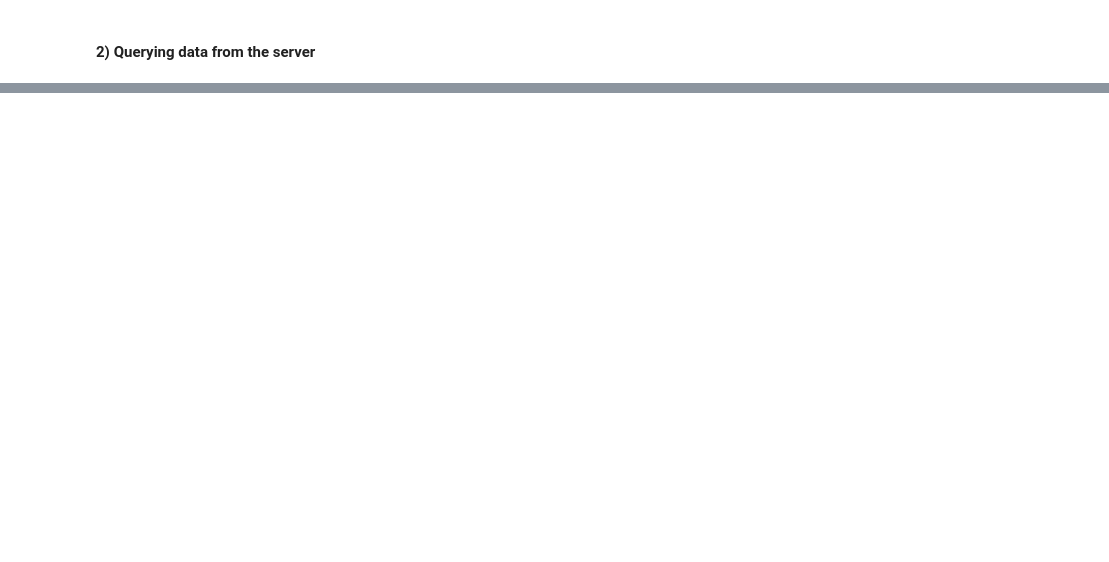
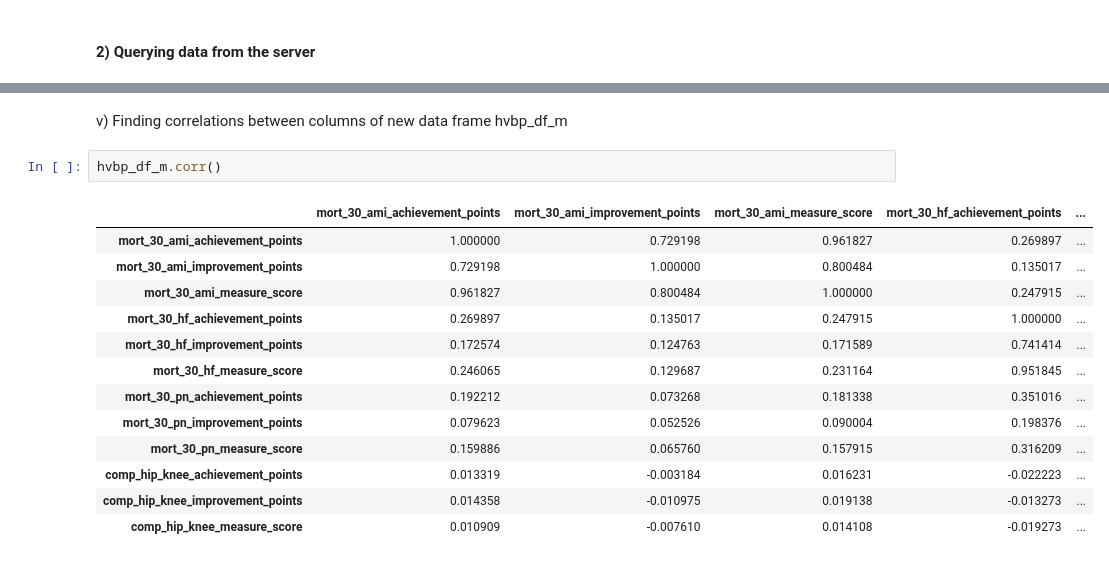
Before and after one commit to sobil-dalal/DAP_Project, a Jupyter notebook: Exploratory_Analysis_HVBP.ipynb, the cells around one changed output, grey strips where cells are left out. Cells and saved outputs as stored; diff of their text form; blank space fills up the shorter version.

```diff
--- a/Exploratory_Analysis_HVBP.ipynb
+++ b/Exploratory_Analysis_HVBP.ipynb
@@ -37,0 +131,18 @@ hvbp_df.corr()
+# %% [markdown]
+v) Finding correlations between columns of new data frame hvbp_df_m
+# %%
+hvbp_df_m.corr()
+# %% [output]
+|  | mort_30_ami_achievement_points | mort_30_ami_improvement_points | mort_30_ami_measure_score | mort_30_hf_achievement_points | ... |
+| mort_30_ami_achievement_points | 1.000000 | 0.729198 | 0.961827 | 0.269897 | ... |
+| mort_30_ami_improvement_points | 0.729198 | 1.000000 | 0.800484 | 0.135017 | ... |
+| mort_30_ami_measure_score | 0.961827 | 0.800484 | 1.000000 | 0.247915 | ... |
+| mort_30_hf_achievement_points | 0.269897 | 0.135017 | 0.247915 | 1.000000 | ... |
+| mort_30_hf_improvement_points | 0.172574 | 0.124763 | 0.171589 | 0.741414 | ... |
+| mort_30_hf_measure_score | 0.246065 | 0.129687 | 0.231164 | 0.951845 | ... |
+| mort_30_pn_achievement_points | 0.192212 | 0.073268 | 0.181338 | 0.351016 | ... |
+| mort_30_pn_improvement_points | 0.079623 | 0.052526 | 0.090004 | 0.198376 | ... |
+| mort_30_pn_measure_score | 0.159886 | 0.065760 | 0.157915 | 0.316209 | ... |
+| comp_hip_knee_achievement_points | 0.013319 | -0.003184 | 0.016231 | -0.022223 | ... |
+| comp_hip_knee_improvement_points | 0.014358 | -0.010975 | 0.019138 | -0.013273 | ... |
+| comp_hip_knee_measure_score | 0.010909 | -0.007610 | 0.014108 | -0.019273 | ... |
```
Also changed, not shown: parts of 19 cells of this notebook.
